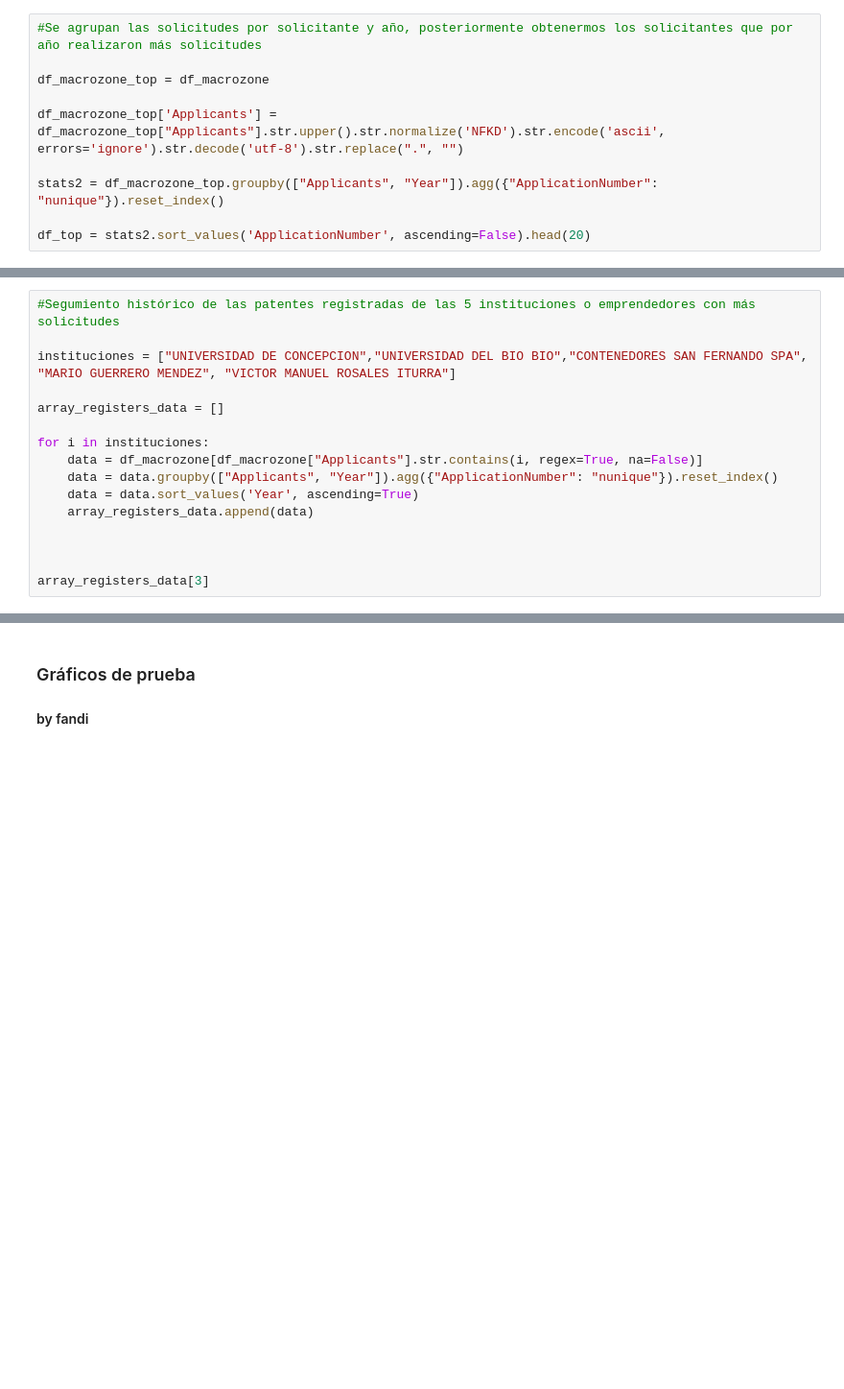
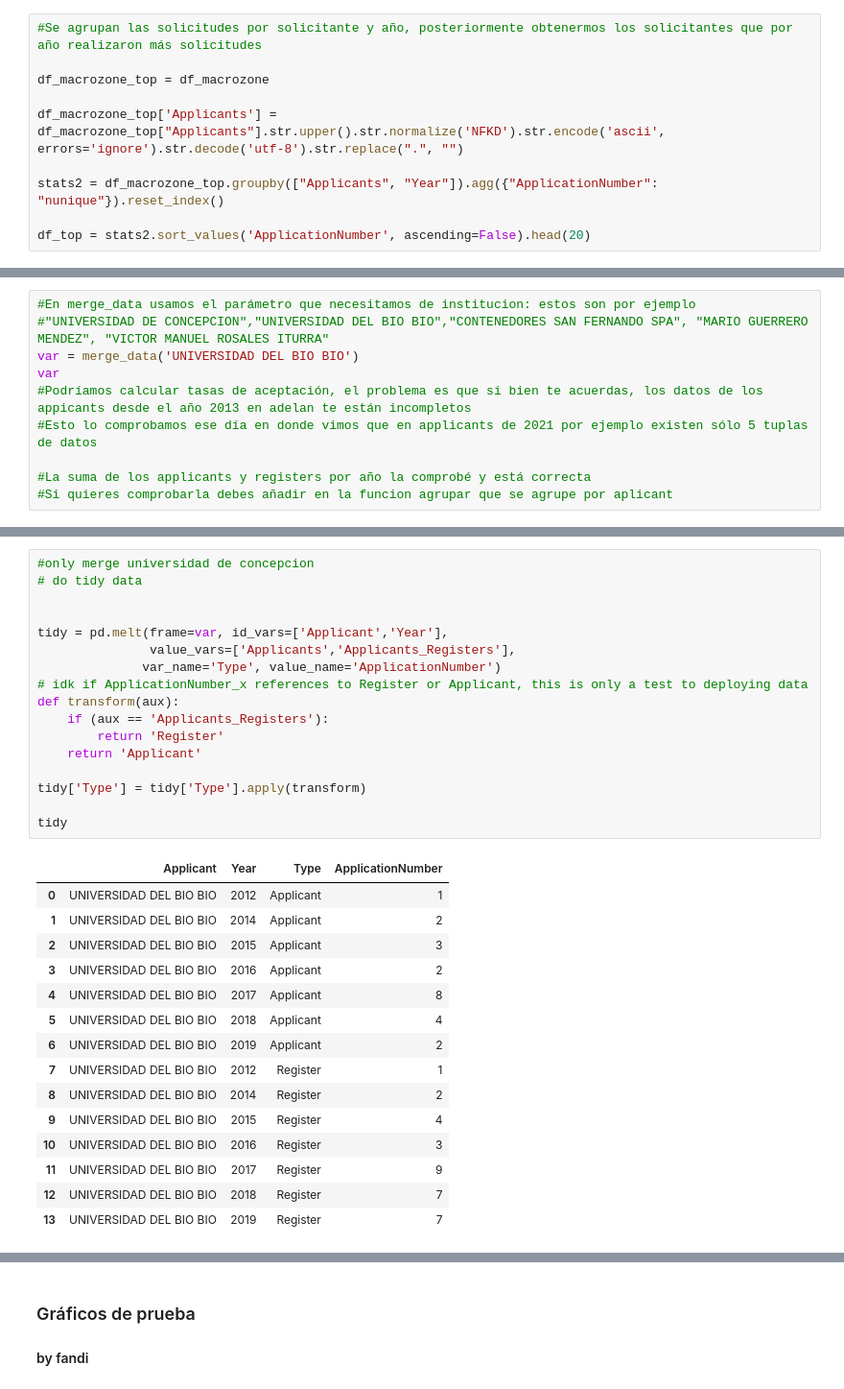
Before and after one commit to Ubb-Nodo-ctci/INAPI2, a Jupyter notebook: INAPI2.ipynb, the cells around one changed output, grey strips where cells are left out. Shown at 96% size. Drawn from its saved outputs; the diff is of its cells as text; blank space fills up the shorter version.

```diff
--- a/INAPI2.ipynb
+++ b/INAPI2.ipynb
@@ -158,16 +134,0 @@ array_applicants_data[3]
-# %%
-#Segumiento histórico de las patentes registradas de las 5 instituciones o emprendedores con más solicitudes
-
-instituciones = ["UNIVERSIDAD DE CONCEPCION","UNIVERSIDAD DEL BIO BIO","CONTENEDORES SAN FERNANDO SPA", "MARIO GUERRERO MENDEZ", "VICTOR MANUEL ROSALES ITURRA"]
-
-array_registers_data = []
-
-for i in instituciones:
-    data = df_macrozone[df_macrozone["Applicants"].str.contains(i, regex=True, na=False)]
-    data = data.groupby(["Applicants", "Year"]).agg({"ApplicationNumber": "nunique"}).reset_index()
-    data = data.sort_values('Year', ascending=True)
-    array_registers_data.append(data)
-
-
-
-array_registers_data[3]
@@ -179,0 +201,10 @@ array_registers_data[3]
+# %%
+#En merge_data usamos el parámetro que necesitamos de institucion: estos son por ejemplo
+#"UNIVERSIDAD DE CONCEPCION","UNIVERSIDAD DEL BIO BIO","CONTENEDORES SAN FERNANDO SPA", "MARIO GUERRERO MENDEZ", "VICTOR MANUEL ROSALES ITURRA"
+var = merge_data('UNIVERSIDAD DEL BIO BIO')
+var
+#Podríamos calcular tasas de aceptación, el problema es que si bien te acuerdas, los datos de los appicants desde el año 2013 en adelan te están incompletos
+#Esto lo comprobamos ese día en donde vimos que en applicants de 2021 por ejemplo existen sólo 5 tuplas de datos
+
+#La suma de los applicants y registers por año la comprobé y está correcta
+#Si quieres comprobarla debes añadir en la funcion agrupar que se agrupe por aplicant
@@ -179,0 +220,33 @@ array_registers_data[3]
+# %%
+#only merge universidad de concepcion
+# do tidy data
+
+
+tidy = pd.melt(frame=var, id_vars=['Applicant','Year'],
+               value_vars=['Applicants','Applicants_Registers'],
+              var_name='Type', value_name='ApplicationNumber')
+# idk if ApplicationNumber_x references to Register or Applicant, this is only a test to deploying data
+def transform(aux):
+    if (aux == 'Applicants_Registers'):
+        return 'Register'
+    return 'Applicant'
+
+tidy['Type'] = tidy['Type'].apply(transform)
+
+tidy
+# %% [output]
+|  | Applicant | Year | Type | ApplicationNumber |
+| 0 | UNIVERSIDAD DEL BIO BIO | 2012 | Applicant | 1 |
+| 1 | UNIVERSIDAD DEL BIO BIO | 2014 | Applicant | 2 |
+| 2 | UNIVERSIDAD DEL BIO BIO | 2015 | Applicant | 3 |
+| 3 | UNIVERSIDAD DEL BIO BIO | 2016 | Applicant | 2 |
+| 4 | UNIVERSIDAD DEL BIO BIO | 2017 | Applicant | 8 |
+| 5 | UNIVERSIDAD DEL BIO BIO | 2018 | Applicant | 4 |
+| 6 | UNIVERSIDAD DEL BIO BIO | 2019 | Applicant | 2 |
+| 7 | UNIVERSIDAD DEL BIO BIO | 2012 | Register | 1 |
+| 8 | UNIVERSIDAD DEL BIO BIO | 2014 | Register | 2 |
+| 9 | UNIVERSIDAD DEL BIO BIO | 2015 | Register | 4 |
+| 10 | UNIVERSIDAD DEL BIO BIO | 2016 | Register | 3 |
+| 11 | UNIVERSIDAD DEL BIO BIO | 2017 | Register | 9 |
+| 12 | UNIVERSIDAD DEL BIO BIO | 2018 | Register | 7 |
+| 13 | UNIVERSIDAD DEL BIO BIO | 2019 | Register | 7 |
```
Also changed, not shown: parts of 28 cells of this notebook, 2 other files.
